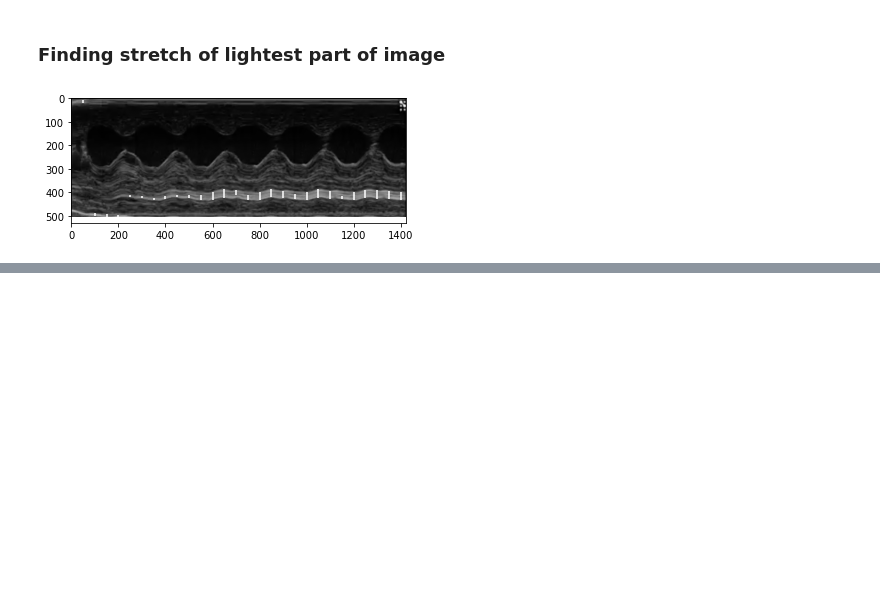
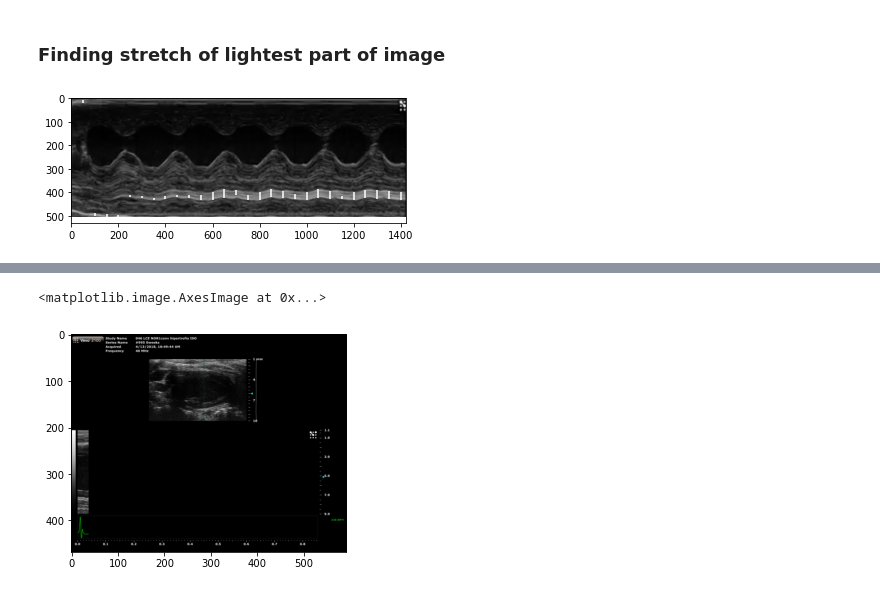
Before and after one commit to Onebu/HackMarato, a Jupyter notebook: cor_astrid.ipynb, the cells around one changed output, grey strips where cells are left out. Saved outputs shown, nothing was run; the diff lists cells and outputs as text; code cells hidden in the pictures; blank space fills up the shorter version.

```diff
--- a/cor_astrid.ipynb
+++ b/cor_astrid.ipynb
@@ -545,0 +579,9 @@ for i in range(0,len(start_x),50):
+# %%
+cap = cv2.VideoCapture('HACKATHON VIDEOS COR 2022/AVI/995/0W/AVI/2018-06-27-16-22-03_2018-04-13-10-49-44_1.avi')
+
+ret, frame = cap.read()
+plt.figure()
+plt.imshow(frame)
+# %% [output]
+<matplotlib.image.AxesImage at 0x...>
+[figure, added]
```
Also changed, not shown: parts of 3 cells of this notebook.
